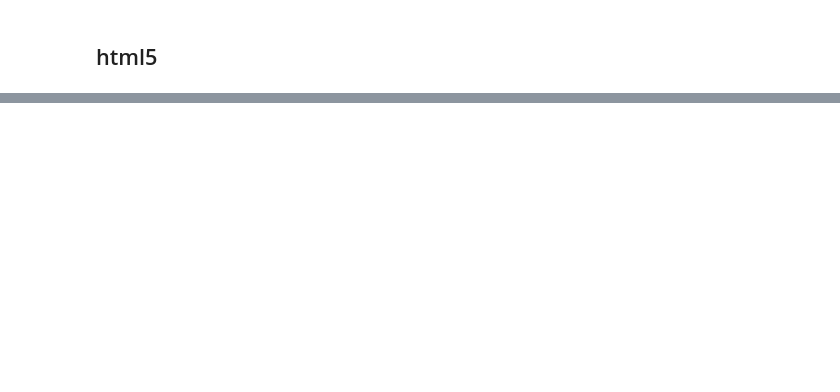
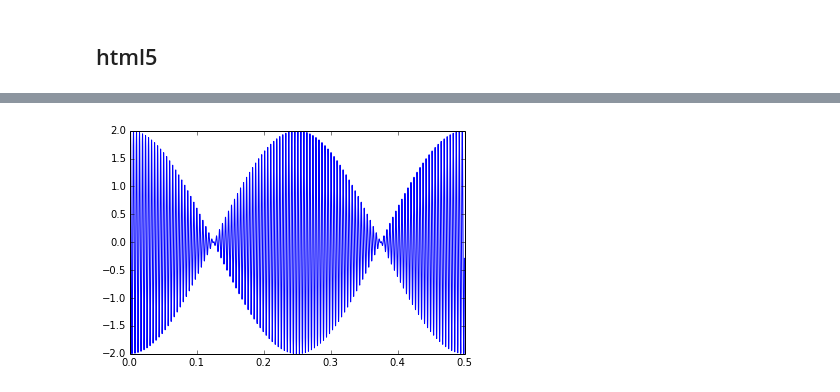
Before and after one commit to vanzaj/pytalks, a Jupyter notebook: 20140731_PUGS_ipython/iwidgets_alt-plotting.ipynb, the cells around one changed output, grey strips where cells are left out. Saved outputs shown, nothing was run; the diff lists cells and outputs as text; code cells hidden in the pictures; blank space fills up the shorter version.

```diff
--- a/20140731_PUGS_ipython/iwidgets_alt-plotting.ipynb
+++ b/20140731_PUGS_ipython/iwidgets_alt-plotting.ipynb
@@ -123,0 +207,7 @@ interact(sig_gen, f0=(200.0, 300.0), f1=(200.0, 300.0));
+# %%
+t = ts[:4000]
+s = sig_gen(t, f0=220.0, f1=224.0)
+
+plt.plot(t, s);
+# %% [output]
+[figure, added]
```
Also changed, not shown: parts of 32 cells of this notebook, 2 other files.
